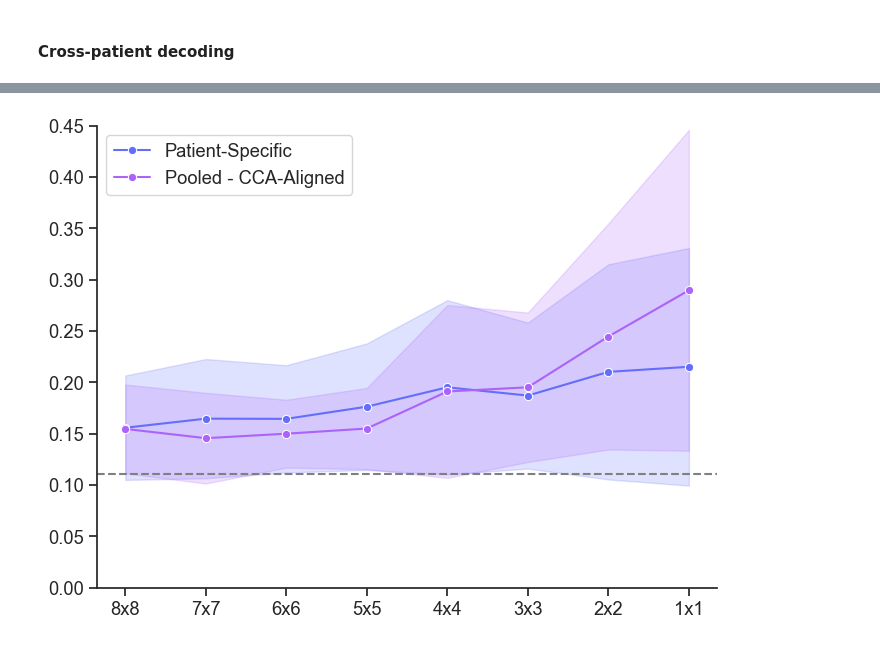
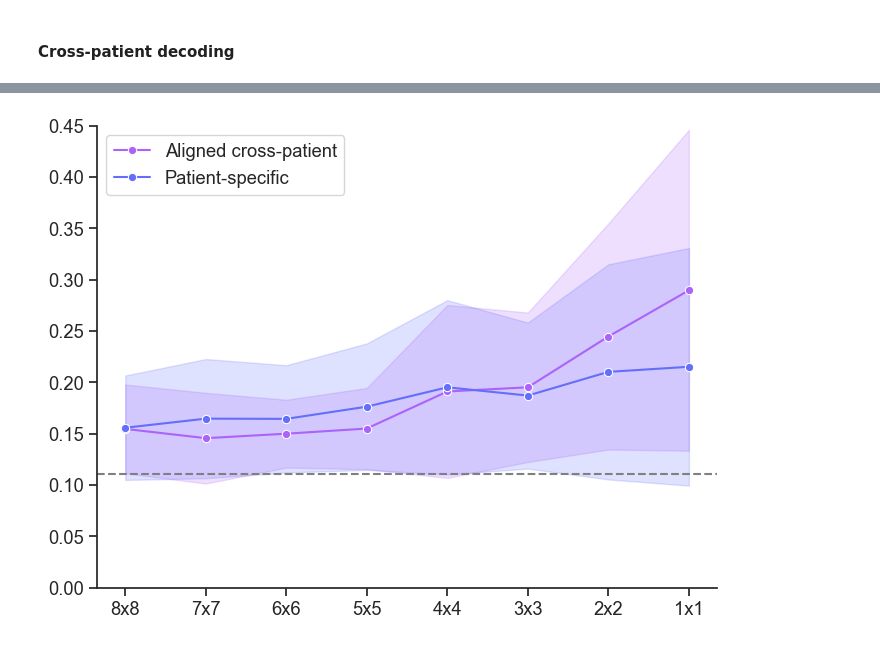
Before and after one commit to coganlab/cross_patient_speech_decoding, a Jupyter notebook: aligned_decoding/figures/fig_5.ipynb, the cells around one changed output, grey strips where cells are left out. Saved outputs shown, nothing was run; the diff lists cells and outputs as text; code cells hidden in the pictures.

```diff
--- a/aligned_decoding/figures/fig_5.ipynb
+++ b/aligned_decoding/figures/fig_5.ipynb
@@ -1019,7 +1042,7 @@ for pt in pt_list:
             cca_accs = cmat_wrap(*[utils.load_pkl(DECODE_PATH + f'pooled/S62_added/{pt}/grid_subsampling/cca/{pt}_{p_str}_gridSubsamp{grid}_pooled_ccaAligned_rbf_noCV_20fold.pkl')[k] for k in ['y_true', 'y_pred']])
             p_tar[1,:len(cca_accs)] = cca_accs
 
-            decode_df = pd.DataFrame(p_tar.T, columns=['Patient-Specific', 'Pooled - CCA-Aligned'])
+            decode_df = pd.DataFrame(p_tar.T, columns=['Patient-specific', 'Aligned cross-patient'])
 
             wide_dfs.append(decode_df)
             decode_df = pd.melt(decode_df, var_name='Decoding Context', value_name='Decoding Accuracy')
@@ -1091,0 +1115,17 @@ plt.show()
+# %%
+# run stats on difference between CCA and Patient-Specific decoding at each contact size
+def diff_stat(a,b,axis):
+    return np.mean(a, axis=axis) - np.mean(b, axis=axis)
+
+stat_data = []
+for win_size in np.unique(mean_grid_decode_df['Grid Size']):
+    pt_spf = mean_grid_decode_df[(mean_grid_decode_df['Decoding Context'] == 'Patient-specific') & (mean_grid_decode_df['Grid Size'] == win_size)]['Decoding Accuracy']
+    cca = mean_grid_decode_df[(mean_grid_decode_df['Decoding Context'] == 'Aligned cross-patient') & (mean_grid_decode_df['Grid Size'] == win_size)]['Decoding Accuracy']
+
+    res = stats.permutation_test((pt_spf, cca), diff_stat, permutation_type='samples')
+    stat_data.append((win_size, res.statistic, res.pvalue))
+
+fdr_pass, fdr_pvals = fdrcorrection([p_val for _, _, p_val in stat_data])
+print(fdr_pass)
+for i in range(len(stat_data)):
+    print(f'Grid Size: {stat_data[i][0]} - t-statistic: {stat_data[i][1]}, p-value: {stat_data[i][2]}, FDR-corrected p-value: {fdr_pvals[i]}')
@@ -1117,7 +1166,7 @@ for align_pt in pt_names:
         all_pt_traces_sub = {}
         for pt in pt_names:
         # for pt in ['S14']:
-            savg_idx = spatial_avg_channels(pt, cont_size, DATA_PATH)
+            savg_idx = spatial_avg_sig_channels(pt, cont_size, DATA_PATH)
             all_pt_traces_sub[pt] = spatial_avg_data(all_pt_map_data[pt], savg_idx)
             # print(all_pt_traces_sub[pt].shape)
 
@@ -1281,7 +1330,7 @@ for pt in pt_list:
             p_tar = np.zeros((2, 50))
             p_tar[0,:] = cmat_wrap(*[utils.load_pkl(DECODE_PATH + f'ptSpecific/{pt}/spatialAvg_subsampling/{pt}_{p_str}_spatialAvg{cont_size}_ptSpecific_rbf_noCV_20fold.pkl')[k] for k in ['y_true', 'y_pred']])
             p_tar[1,:] = cmat_wrap(*[utils.load_pkl(DECODE_PATH + f'pooled/S62_added/{pt}/spatialAvg_subsampling/cca/{pt}_{p_str}_spatialAvg{cont_size}_pooled_ccaAligned_rbf_noCV_20fold.pkl')[k] for k in ['y_true', 'y_pred']])
-            decode_df = pd.DataFrame(p_tar.T, columns=['Patient-Specific', 'Pooled - CCA-Aligned'])
+            decode_df = pd.DataFrame(p_tar.T, columns=['Patient-specific', 'Aligned cross-patient'])
 
             wide_dfs.append(decode_df)
             decode_df = pd.melt(decode_df, var_name='Decoding Context', value_name='Decoding Accuracy')
@@ -1332,16 +1381,16 @@ mean_savg_decode_df
 # %%
 f, ax1 = plt.subplots(1,1, figsize=(8,6))
 
-sns.lineplot(data=mean_savg_decode_df, x='Contact Size', y='Decoding Accuracy', hue='Decoding Context', marker='o', errorbar='sd', ax=ax1, palette=[px_colors[0], px_colors[3]])
+sns.lineplot(data=mean_savg_decode_df, x='Contact Size', y='Decoding Accuracy', hue='Decoding Context', marker='o', errorbar='sd', ax=ax1, palette=[px_colors[3], px_colors[0]])
 ax1.set_xlabel('')
 ax1.set_ylabel('')
 ax1.axhline(1/9, color='grey', linestyle='--')
 ax1.set_ylim(0.05, 0.45)
 ax1.legend(loc='upper left')
 ax1.set_ylim(0, 0.45)
 
 sns.despine()
 plt.savefig(r"C:\Users\zms14\Box\CoganLab\IndividualMeetings\Zac\manuscripts\cross_patient_speech_decoding\figures\fig_5\savg_decode.svg")
 plt.show()
 # %% [output]
-[figure, old version]
+[figure, new version]
```
Also changed, not shown: parts of 10 cells of this notebook.
